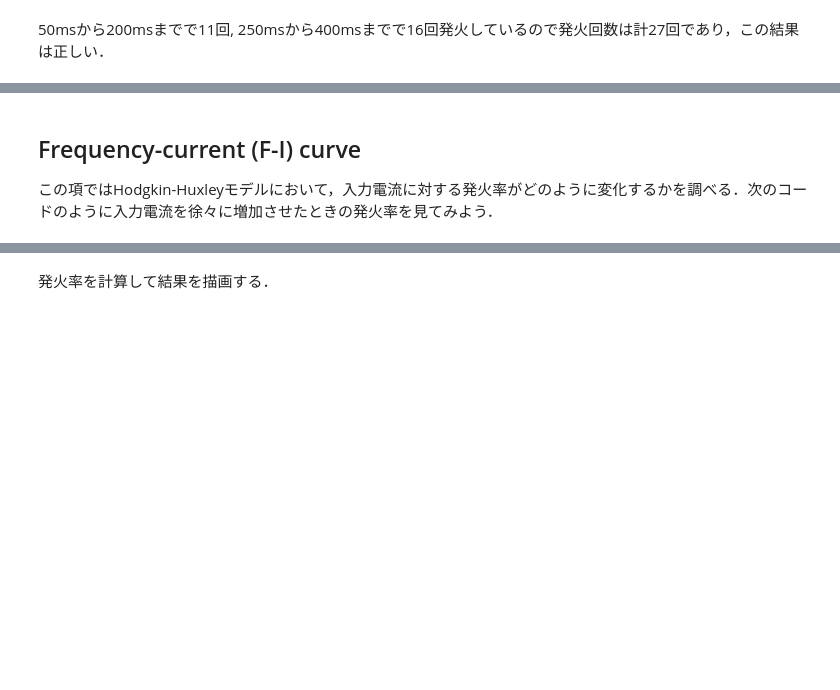
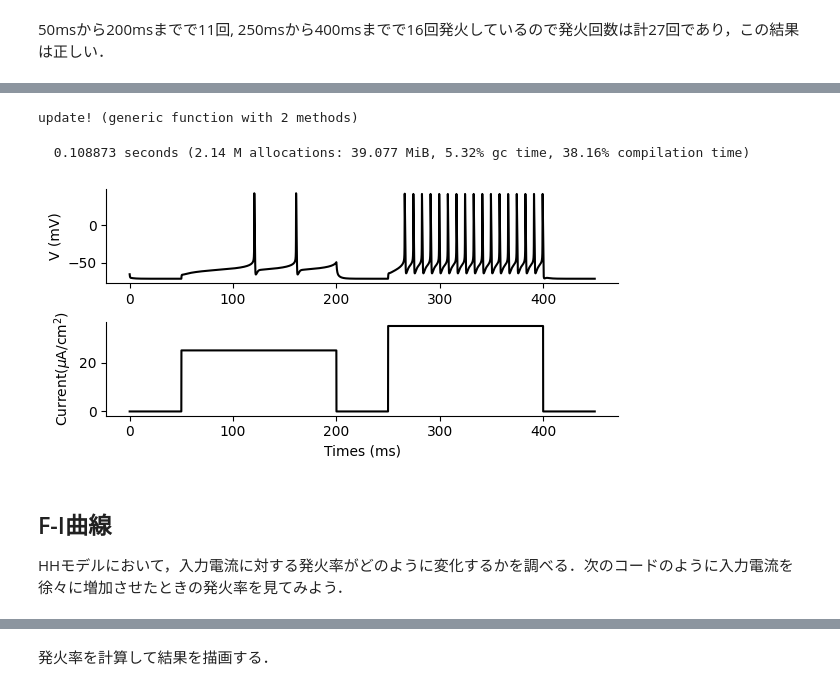
Before and after one commit to compneuro-julia/compneuro-julia-management, a Jupyter notebook: contents/neuron-model/hodgkin-huxley.ipynb, the cells around one changed output, grey strips where cells are left out. Drawn from its saved outputs; the diff is of its cells as text; code cells hidden in the pictures; blank space fills up the shorter version.

```diff
--- a/contents/neuron-model/hodgkin-huxley.ipynb
+++ b/contents/neuron-model/hodgkin-huxley.ipynb
@@ -202,3 +226,62 @@ println("Num. of spikes : ", num_spikes[1])
+# %%
+function update!(neuron::CS, Iext::Vector)
+    @unpack num_neurons, dt, v, m, h, n, a, b = neuron
+    @unpack Cm, gNa, gK, gA, gL, ENa, EK, EA, EL = neuron.param
+    @inbounds for i = 1:num_neurons
+        αm = 0.38(v[i]+29.7)/(1 - exp(-0.1(v[i]+29.7)))
+        βm = 15.2exp(-(v[i]+54.7)/18)
+        αh = 0.266exp(-0.05*(v[i]+48))
+        βh = 3.8/(1 + exp(-0.1*(v[i]+18)))
+        αn = 0.02(v[i]+45.7)/(1 - exp(-0.1(v[i]+45.7)))
+        βn = 0.25exp(-0.0125(v[i]+55.7))
+
+        a∞ = ((0.0761exp((v[i]+94.22)/31.84)) / 1+exp((v[i]+1.17)/28.93))^(1/3)
+        τa = 0.3632+1.158/(1+exp((v[i]+55.96)/20.12))
+        b∞ = (1+exp((v[i]+53.3)/14.54))^(-4)
+        τb = 1.24+2.678/(1+exp((v[i]+50)/16.027))
+
+        m[i] += dt * (αm *(1 - m[i]) - βm * m[i])
+        h[i] += dt * (αh *(1 - h[i]) - βh * h[i])
+        n[i] += dt * (αn *(1 - n[i]) - βn * n[i])
+        a[i] += dt * (a∞ - a[i]) / τa
+        b[i] += dt * (b∞ - b[i]) / τb
+
+        INa = gNa * m[i]^3 * h[i] * (v[i] - ENa)
+        IK = gK * n[i]^4 * (v[i] - EK)
+        IA = gA * a[i]^3 * b[i] * (v[i] - EA)
+        IL = gL * (v[i] - EL)
+
+        v[i] += dt / Cm * (Iext[i] - INa - IK - IA - IL)
+    end
+    return v
+end
+# %% [output]
+update! (generic function with 2 methods)
+# %%
+T = 450 # ms
+dt = 0.01 # ms
+nt = Int(T/dt) # number of timesteps
+num_neurons = 1 # number of neurons
+time = (1:nt)*dt # time array
+Iext_cs = repeat(25 * ((time .> 50) - (time .> 200)) + 35 * ((time .> 250) - (time .> 400)), 1, num_neurons)  # injection current
+varr_cs = zeros(nt, num_neurons) # 記録用
+
+cs_neurons = CS{Float32}(num_neurons=num_neurons, dt=dt) # modelの定義
+
+# simulation
+@time for t = 1:nt
+    v = cs_neurons(Iext_cs[t, :])
+    varr_cs[t, :] = v
+end
+# %% [output]
+  0.108873 seconds (2.14 M allocations: 39.077 MiB, 5.32% gc time, 38.16% compilation time)
+# %%
+figure(figsize=(6, 3))
+subplot(2,1,1); plot(time, varr_cs[:, 1], color="black"); ylabel("V (mV)")
+subplot(2,1,2); plot(time, Iext_cs[:, 1], color="black"); ylabel(L"Current($\mu$A/cm$^2$)"); xlabel("Times (ms)")
+tight_layout()
+# %% [output]
+[figure, added]
 # %% [markdown]
-## Frequency-current (F-I) curve
-この項ではHodgkin-Huxleyモデルにおいて，入力電流に対する発火率がどのように変化するかを調べる．次のコードのように入力電流を徐々に増加させたときの発火率を見てみよう．
+## F-I曲線
+HHモデルにおいて，入力電流に対する発火率がどのように変化するかを調べる．次のコードのように入力電流を徐々に増加させたときの発火率を見てみよう．
```
Also changed, not shown: parts of 30 cells of this notebook, 7 other files.
